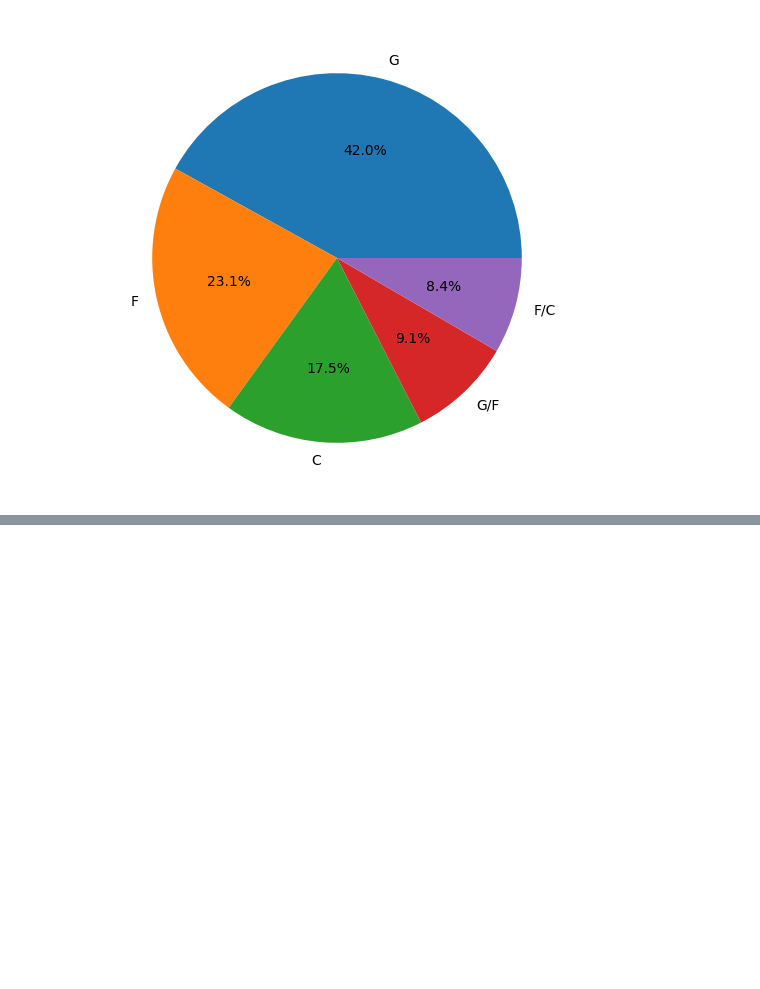
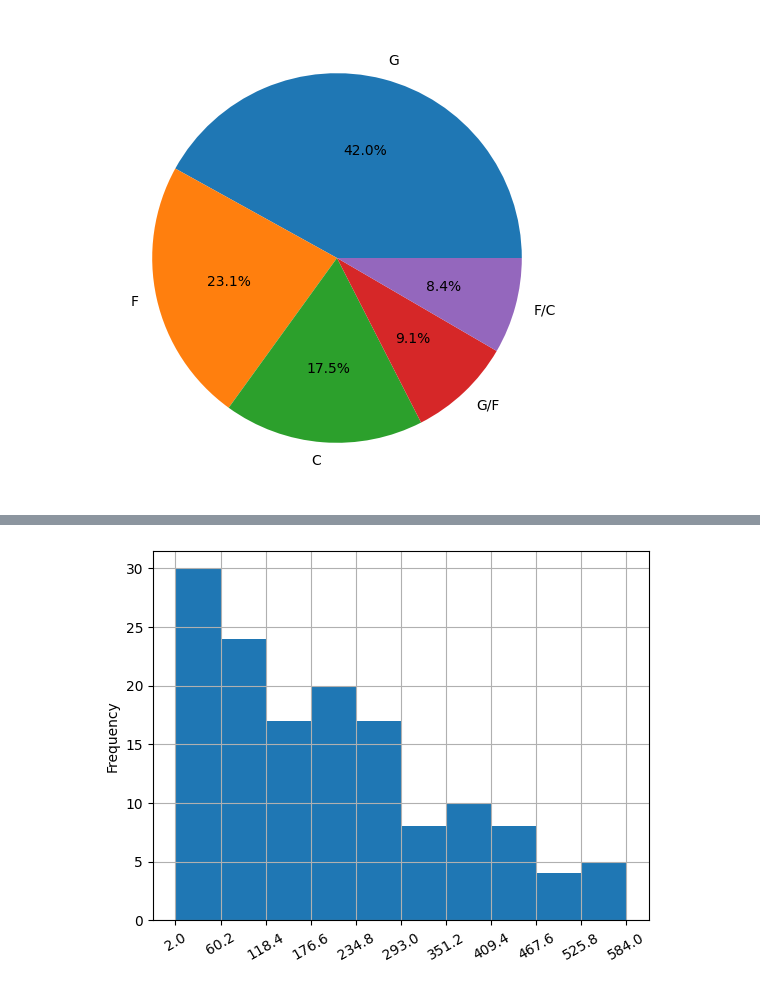
Before and after one commit to dnlsyfq/kaggle_wnba_player_stats, a Jupyter notebook: statistical-analysis-walkthrough.ipynb, the cells around one changed output, grey strips where cells are left out. Cells and saved outputs as stored; diff of their text form; code cells hidden in the pictures; blank space fills up the shorter version.

```diff
--- a/statistical-analysis-walkthrough.ipynb
+++ b/statistical-analysis-walkthrough.ipynb
@@ -446,0 +498,5 @@ Text(0, 0.5, '')
+# %%
+df['PTS'].plot.hist(grid=True,xticks = np.arange(2,585, 60.2 - 2), rot=30)
+plt.show()
+# %% [output]
+[figure, added]
```
Also changed, not shown: parts of 18 cells of this notebook.
